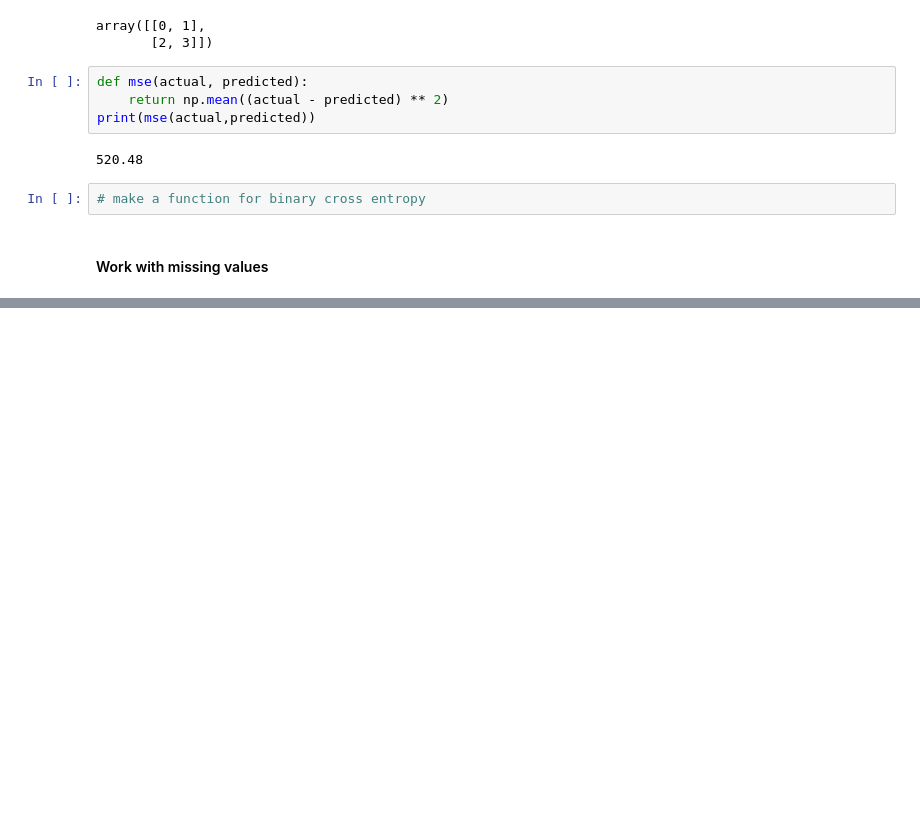
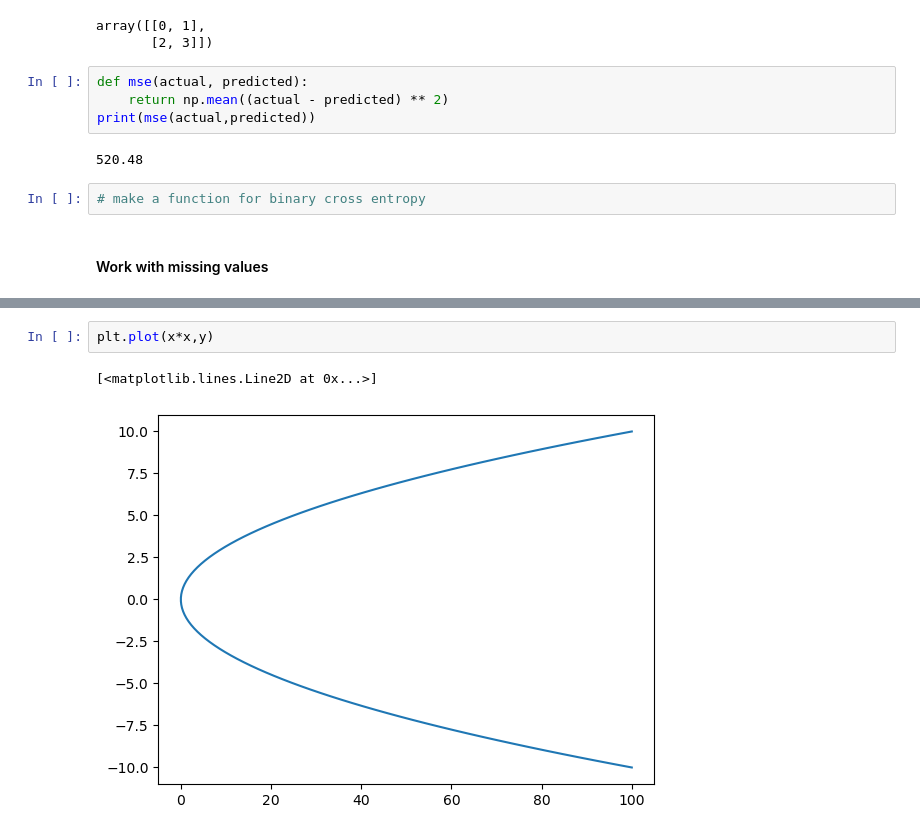
Before and after one commit to surajksharma7/DataScience, a Jupyter notebook: 05 week/14 Session.ipynb, the cells around one changed output, grey strips where cells are left out. Drawn from its saved outputs; the diff is of its cells as text; blank space fills up the shorter version.

```diff
--- a/05 week/14 Session.ipynb
+++ b/05 week/14 Session.ipynb
@@ -173,0 +202,5 @@ print(mse(actual,predicted))
+# %%
+plt.plot(x*x,y)
+# %% [output]
+[<matplotlib.lines.Line2D at 0x...>]
+[figure, added]
```
Also changed, not shown: parts of 12 cells of this notebook, 2 other files.
